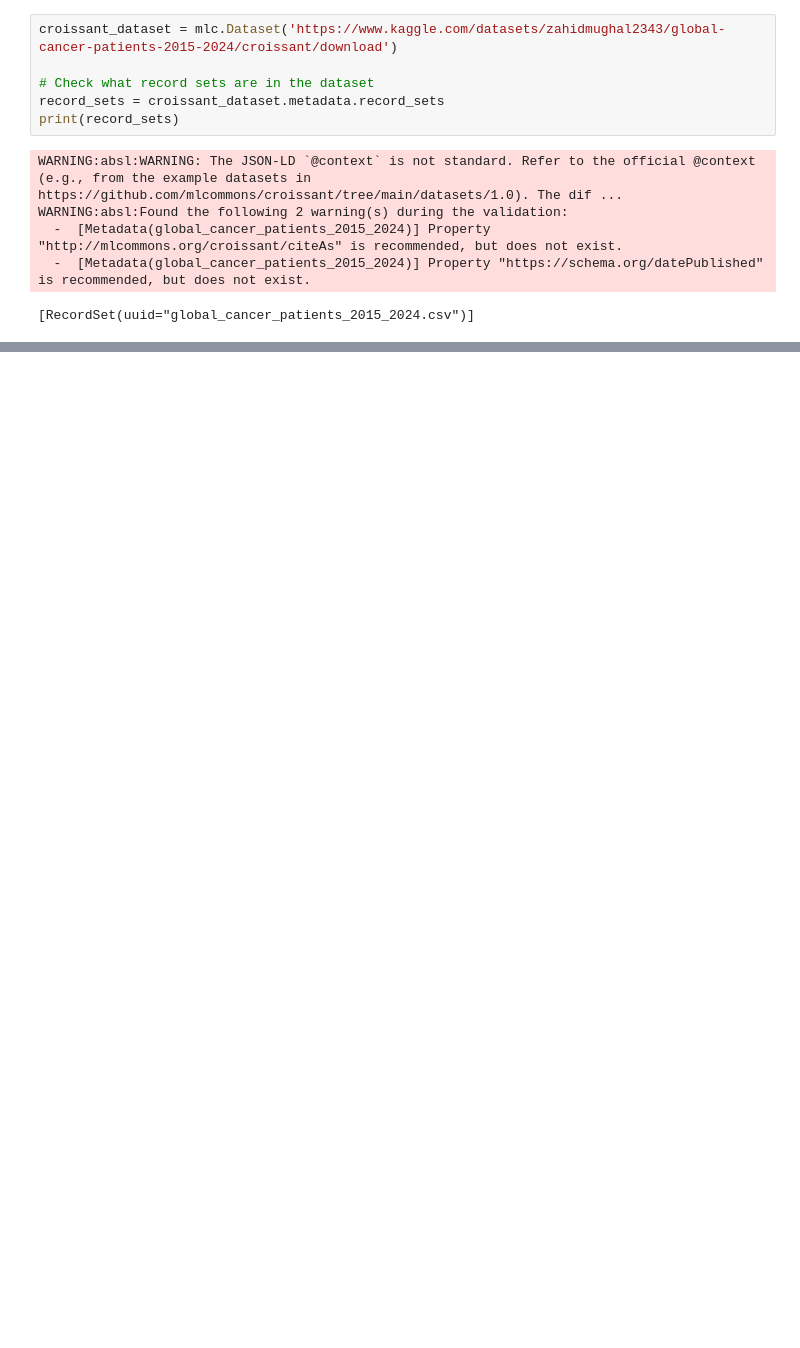
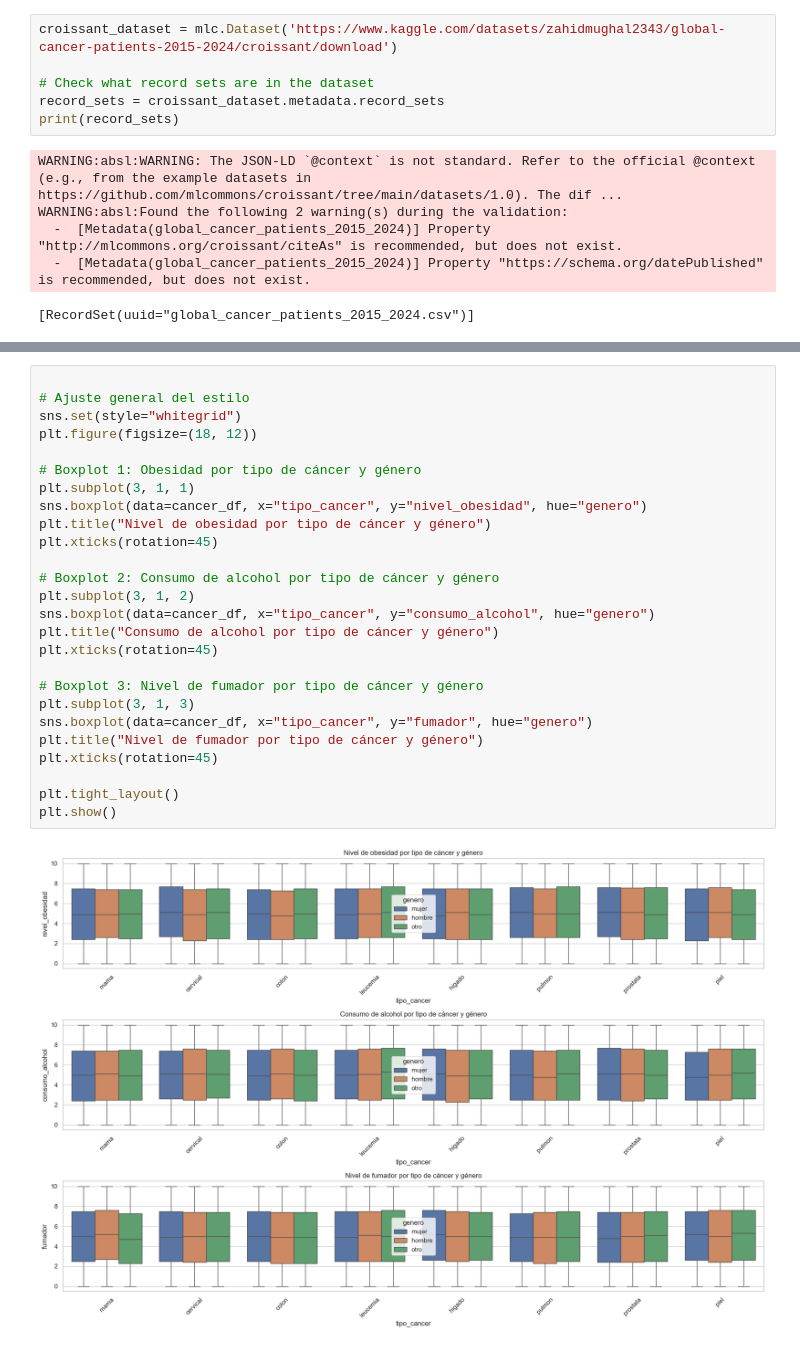
Before and after one commit to catago16/clase_talento_tech, a Jupyter notebook: estadistica_univariada.ipynb, the cells around one changed output, grey strips where cells are left out. Drawn from its saved outputs; the diff is of its cells as text; blank space fills up the shorter version.

```diff
--- a/estadistica_univariada.ipynb
+++ b/estadistica_univariada.ipynb
@@ -154,0 +287,28 @@ cancer_set_df['gpc_edad'].mean()
+# %%
+
+# Ajuste general del estilo
+sns.set(style="whitegrid")
+plt.figure(figsize=(18, 12))
+
+# Boxplot 1: Obesidad por tipo de cáncer y género
+plt.subplot(3, 1, 1)
+sns.boxplot(data=cancer_df, x="tipo_cancer", y="nivel_obesidad", hue="genero")
+plt.title("Nivel de obesidad por tipo de cáncer y género")
+plt.xticks(rotation=45)
+
+# Boxplot 2: Consumo de alcohol por tipo de cáncer y género
+plt.subplot(3, 1, 2)
+sns.boxplot(data=cancer_df, x="tipo_cancer", y="consumo_alcohol", hue="genero")
+plt.title("Consumo de alcohol por tipo de cáncer y género")
+plt.xticks(rotation=45)
+
+# Boxplot 3: Nivel de fumador por tipo de cáncer y género
+plt.subplot(3, 1, 3)
+sns.boxplot(data=cancer_df, x="tipo_cancer", y="fumador", hue="genero")
+plt.title("Nivel de fumador por tipo de cáncer y género")
+plt.xticks(rotation=45)
+
+plt.tight_layout()
+plt.show()
+# %% [output]
+[figure, added]
```
Also changed, not shown: parts of 36 cells of this notebook, 1 other file.
